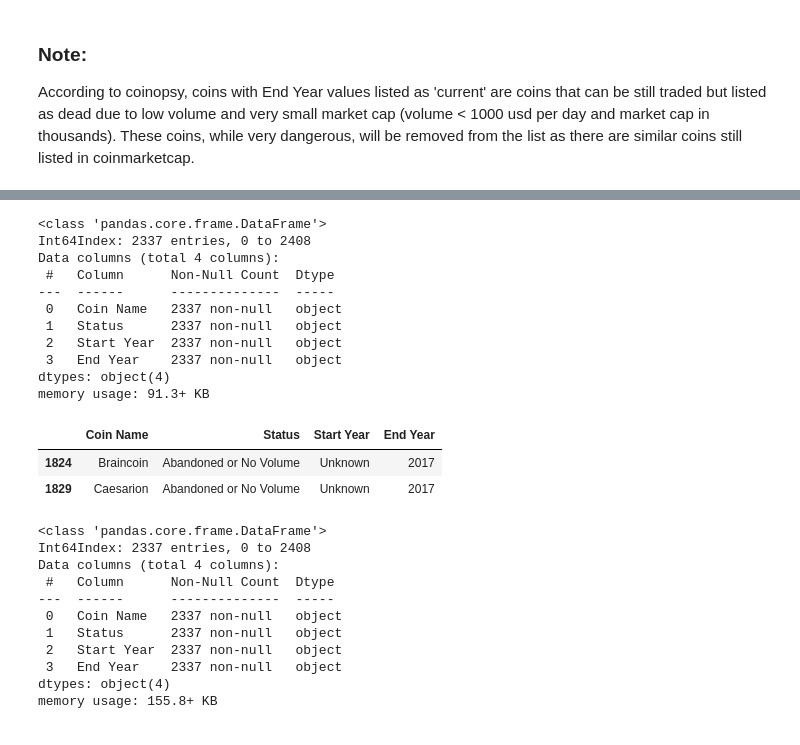
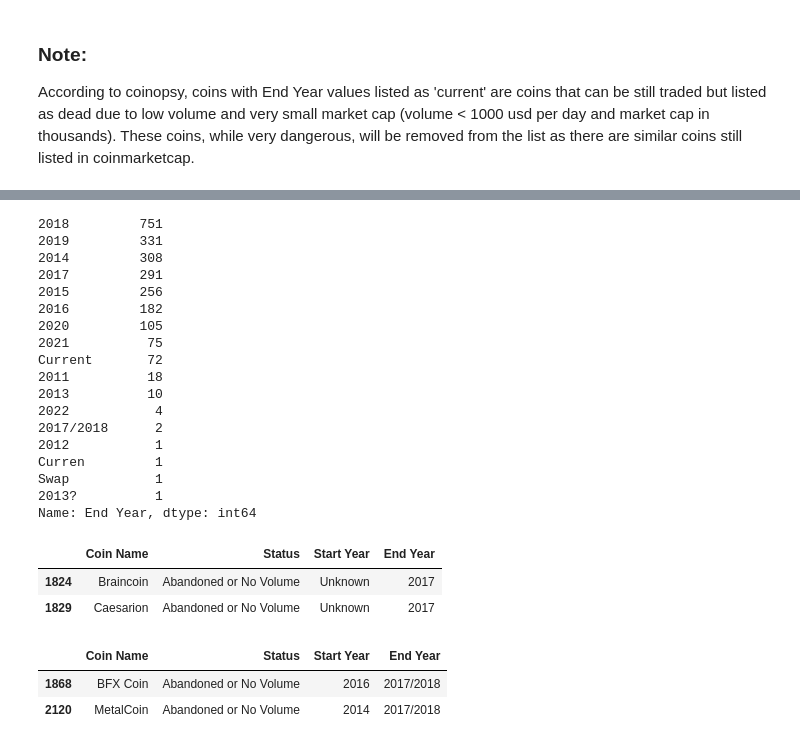
Before and after one commit to vanessapigwin/Dead-Coins, a Jupyter notebook: transform_coinopsy.ipynb, the cells around one changed output, grey strips where cells are left out. Drawn from its saved outputs; the diff is of its cells as text; code cells hidden in the pictures.

```diff
--- a/transform_coinopsy.ipynb
+++ b/transform_coinopsy.ipynb
@@ -215,16 +216,22 @@ df_coins[df_coins['End Year'] == 'Current']
-# %%
-df_coins.drop(df_coins[df_coins['End Year']=='Current'].index, inplace=True)
-df_coins.info()
-# %% [output]
-<class 'pandas.core.frame.DataFrame'>
-Int64Index: 2337 entries, 0 to 2408
-Data columns (total 4 columns):
- #   Column      Non-Null Count  Dtype
----  ------      --------------  -----
- 0   Coin Name   2337 non-null   object
- 1   Status      2337 non-null   object
- 2   Start Year  2337 non-null   object
- 3   End Year    2337 non-null   object
-dtypes: object(4)
-memory usage: 91.3+ KB
+# %%
+df_coins['End Year'].value_counts()
+# %% [output]
+2018         751
+2019         331
+2014         308
+2017         291
+2015         256
+2016         182
+2020         105
+2021          75
+Current       72
+2011          18
+2013          10
+2022           4
+2017/2018      2
+2012           1
+Curren         1
+Swap           1
+2013?          1
+Name: End Year, dtype: int64
 # %%
@@ -240,17 +246,9 @@ df_coins['Start Year'][1824] = 2016
 
 # Caesarion data from coinmarketcap
 df_coins['Start Year'][1829] = 2016
-# %%
-df_coins.info()
-# %% [output]
-<class 'pandas.core.frame.DataFrame'>
-Int64Index: 2337 entries, 0 to 2408
-Data columns (total 4 columns):
- #   Column      Non-Null Count  Dtype
----  ------      --------------  -----
- 0   Coin Name   2337 non-null   object
- 1   Status      2337 non-null   object
- 2   Start Year  2337 non-null   object
- 3   End Year    2337 non-null   object
-dtypes: object(4)
-memory usage: 155.8+ KB
+# %%
+df_coins[df_coins['End Year'] == '2017/2018']
+# %% [output]
+|  | Coin Name | Status | Start Year | End Year |
+| 1868 | BFX Coin | Abandoned or No Volume | 2016 | 2017/2018 |
+| 2120 | MetalCoin | Abandoned or No Volume | 2014 | 2017/2018 |
```
Also changed, not shown: parts of 6 cells of this notebook, 1 other file.
